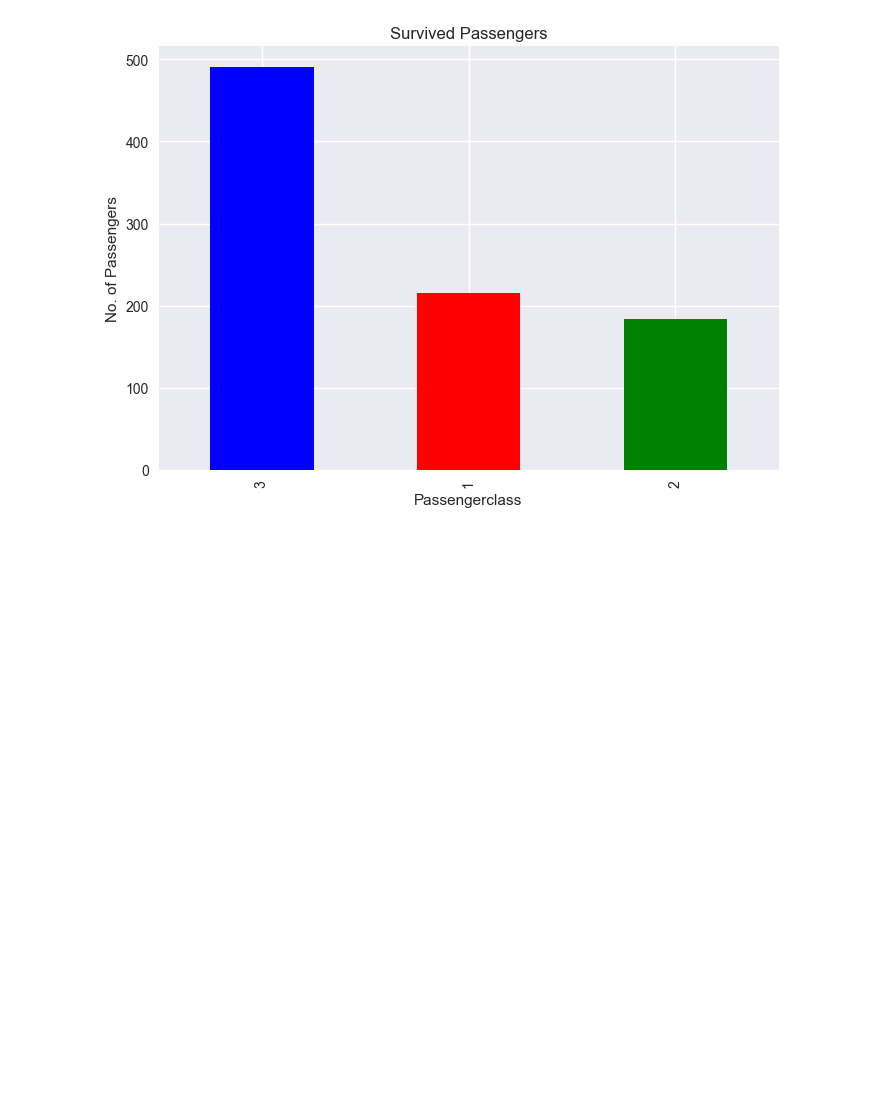
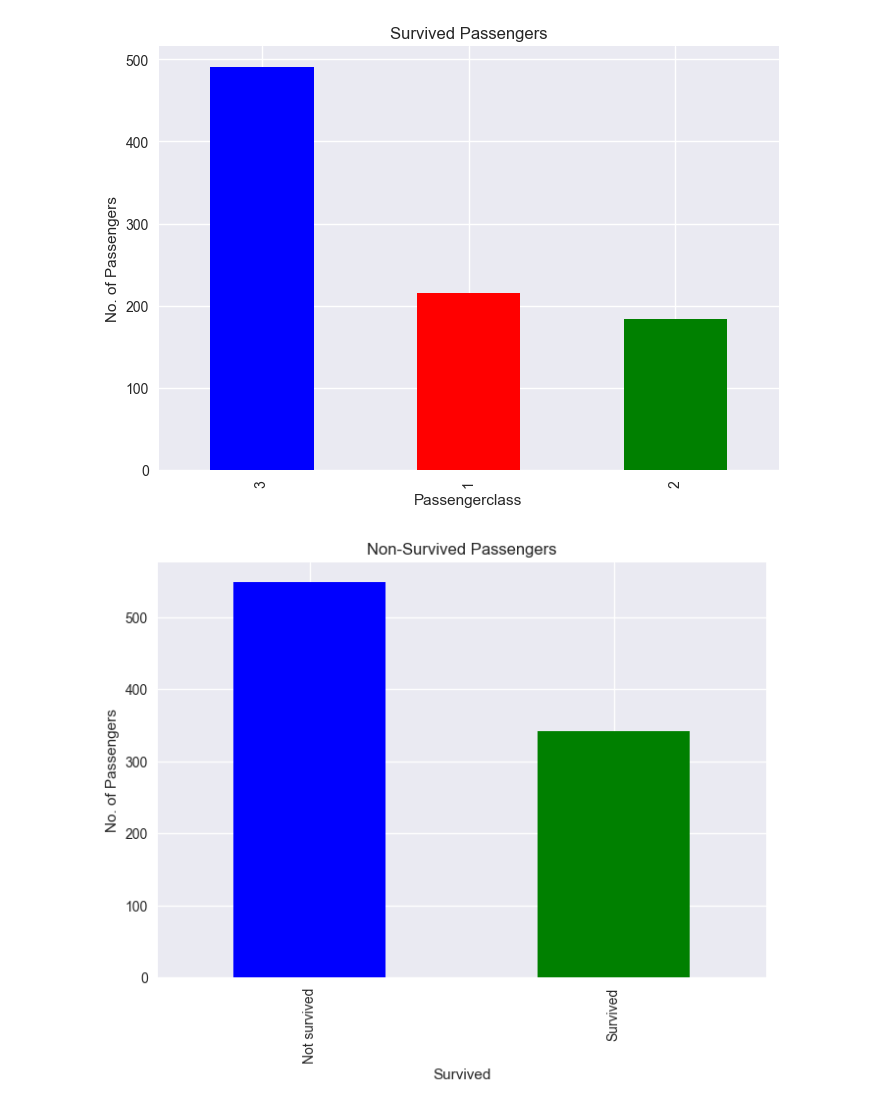
Before and after one commit to TouseefDataScientist/Machine-learning, a Jupyter notebook: kh-babar-matplotlib.ipynb, the cells around one changed output. Drawn from its saved outputs; the diff is of its cells as text; code cells hidden in the pictures; blank space fills up the shorter version.

```diff
--- a/kh-babar-matplotlib.ipynb
+++ b/kh-babar-matplotlib.ipynb
@@ -230,3 +232,16 @@ plt.title('Survived Passengers')
 plt.show()
 # %% [output]
 [figure]
+# %%
+class_counts = df['Survived'].value_counts()
+class_counts.plot(kind='bar', color = ['blue', 'green'])
+
+
+plt.ylabel('No. of Passengers')
+
+plt.title('Non-Survived Passengers')
+plt.xticks(ticks=[0,1], labels=['Not survived', 'Survived'])
+class_counts = df['Pclass'].value_counts()
+plt.show()
+# %% [output]
+[figure, added]
```
Also changed, not shown: parts of 16 cells of this notebook, 1 other file.
